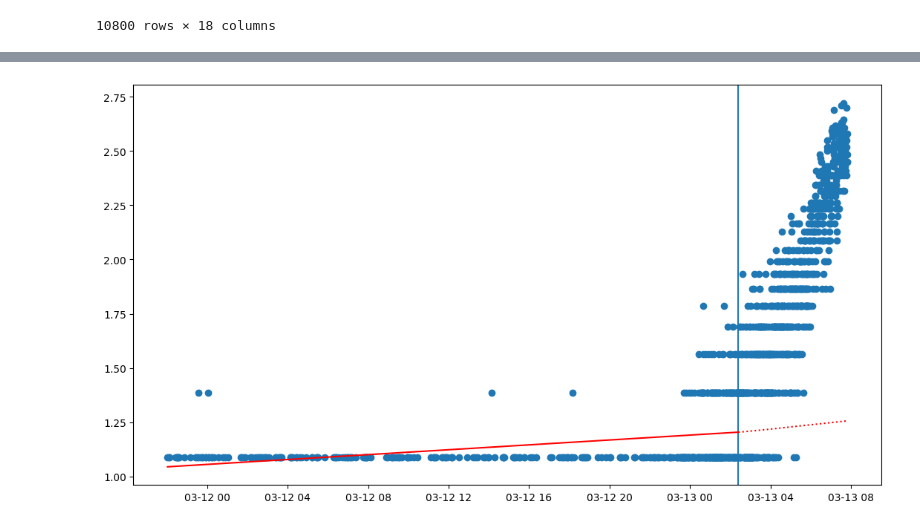
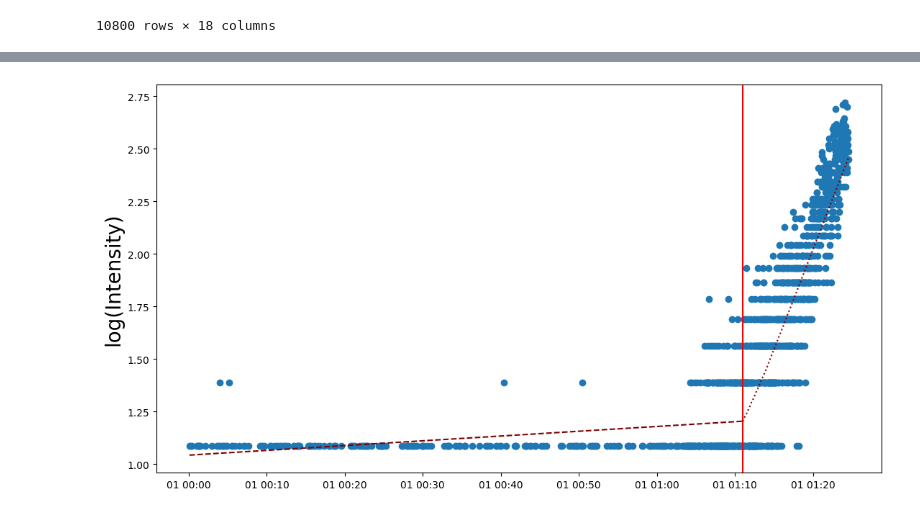
Before and after one commit to Christian-Palmroos/regression_onset_finders, a Jupyter notebook: advanced_testing.ipynb, the cells around one changed output, grey strips where cells are left out. Cells and saved outputs as stored; diff of their text form; code cells hidden in the pictures.

```diff
--- a/advanced_testing.ipynb
+++ b/advanced_testing.ipynb
@@ -24,11 +24,17 @@ import piecewise_regression
 import reg
 # %%
 path = f"data{os.sep}"
-filenames = ["phys_data_2023-03-12_side0.csv"]
+filenames = ["phys_data_2023-03-12_side0.csv",
+            "simulated_event_profiles.csv",
+            "solo_ept_sun_e.csv"]
+
+index_col_names = ["TimeUTC",
+                  "datetime",
+                  "datetime"]
 
 index = 0
 
-df = pd.read_csv(f"{path}{filenames[index]}", parse_dates=True, index_col="TimeUTC")
+df = pd.read_csv(f"{path}{filenames[index]}", parse_dates=True, index_col=index_col_names[index])
 # %%
 df
 # %% [output]
@@ -47,5 +53,6 @@ df
 | 2023-03-14 23:59:36 | 61.2 | 7.14 | 0.00 | 1.14 | 0.795 | 1.190 | 0.000 | 0.0000 | 0.0000 | 6700.0 | 1810.0 | ... |
 10800 rows × 18 columns
 # %%
-reg.quicklook(data=df, channel="P1", resample=None)
+channel = "P7"
+reg.quicklook(data=df, channel=channel, resample="5 min")
 # %% [output]
@@ -53,4 +60,4 @@ reg.quicklook(data=df, channel="P1", resample=None)
 # %%
-results = reg.workflow(data=df, channel="P1", window=100, threshold=2, diagnostics=True,
-                              index_choice="time_s")
+results = reg.workflow(data=df, channel=channel, window=100, threshold=-0.8, diagnostics=True,
+                              index_choice="counting_numbers", resample="5 min")
 # %% [output]
@@ -95,4 +102,5 @@ Name: P1, Length: 1192, dtype: float64
 fig, ax = plt.subplots(figsize=(13,7))
 
 ax.scatter(pd.to_datetime(results["indices"], unit='s'), results["series"][0].values)
+ax.set_ylabel("log(Intensity)", fontsize=reg.plotting_utilities.STANDARD_AXIS_LABELSIZE)
 # %% [output]
@@ -157,9 +165,9 @@ fit1, fit2 = reg.calc_utilities.generate_fit_lines(indices=results["indices"],
                                                   alpha2=tresult1["estimates"]["alpha2"]["estimate"],
                                                   break_point=tresult1["estimates"]["breakpoint1"]["estimate"])
 # %%
-ax.plot(pd.to_datetime(fit1.index, unit='s'), fit1.values, color="red", ls="-")
-ax.plot(pd.to_datetime(fit2.index, unit='s'), fit2.values, color="red", ls=":")
+ax.plot(pd.to_datetime(fit1.index, unit='s'), fit1.values, color="maroon", ls="--")
+ax.plot(pd.to_datetime(fit2.index, unit='s'), fit2.values, color="maroon", ls=":")
 
 fig
 # %% [output]
-[figure, old version]
+[figure, new version]
```
Also changed, not shown: parts of 11 cells of this notebook, 4 other files.
